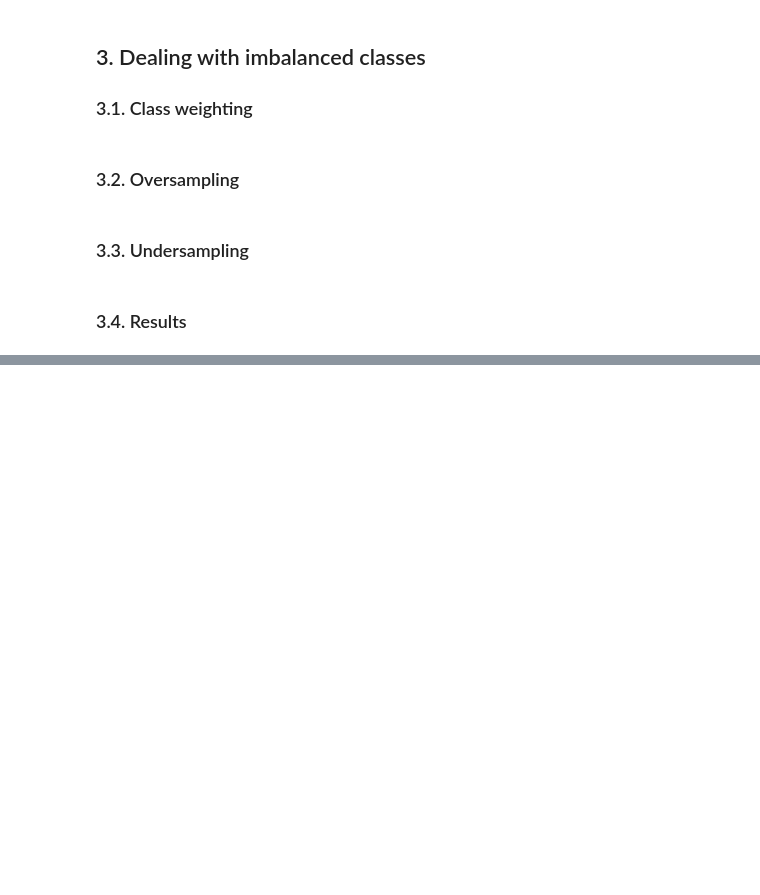
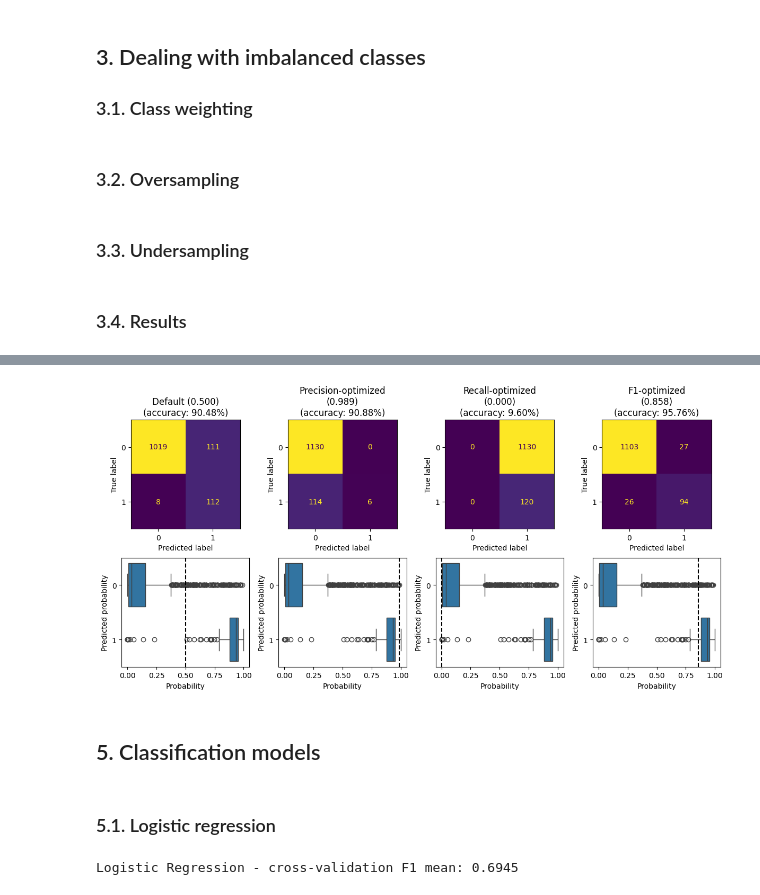
Before and after one commit to kebo0267/AI_ML_Classwork, a Jupyter notebook: class_demo/Lesson_20_demo.ipynb, the cells around one changed output, grey strips where cells are left out. Saved outputs shown, nothing was run; the diff lists cells and outputs as text; code cells hidden in the pictures; blank space fills up the shorter version.

```diff
--- a/class_demo/Lesson_20_demo.ipynb
+++ b/class_demo/Lesson_20_demo.ipynb
@@ -437,0 +566,42 @@ plt.show()
+# %%
+# Compare predictions with tuned thresholds
+fig, axes = plt.subplots(nrows=2, ncols=4, figsize=(12, 6))
+
+titles_tuned = [
+    f'Default ({default_threshold:.3f})',
+    f'Precision-optimized\n({precision_threshold:.3f})',
+    f'Recall-optimized\n({recall_threshold:.3f})',
+    f'F1-optimized\n({f1_threshold:.3f})'
+]
+
+# Loop through each tuned threshold
+for i in range(4):
+
+    # Top row: confusion matrices
+    acc = accuracy_score(test_df['target'], tuned_predictions[i])
+    axes[0, i].set_title(f'{titles_tuned[i]}\n(accuracy: {acc:.2%})')
+
+    ConfusionMatrixDisplay.from_predictions(
+        test_df['target'],
+        tuned_predictions[i],
+        ax=axes[0, i],
+        colorbar=False
+    )
+
+    # Bottom row: probability distributions
+    probabilities_tuned_df = pd.DataFrame({
+        'Probability': threshold_probabilities[:, 1],
+        'Label': test_df['target']
+    })
+
+    sns.boxplot(data=probabilities_tuned_df, x='Probability', y='Label', orient='h', ax=axes[1, i])
+    axes[1, i].axvline(tuned_thresholds[i], color='black', linestyle='--')
+    axes[1, i].set_ylabel('Predicted probability')
+    axes[1, i].set_title('')
+
+plt.tight_layout()
+plt.show()
+# %% [output]
+[figure, added]
+# %% [markdown]
+## 5. Classification models
@@ -437,0 +612,13 @@ plt.show()
+# %% [markdown]
+### 5.1. Logistic regression
+# %%
+# Train logistic regression model
+logistic_model = LogisticRegression(random_state=315, max_iter=1000, class_weight='balanced')
+
+# Evaluate performance with 7-fold cross-validation
+logistic_f1_scores = cross_val_score(logistic_model, train_df.drop(columns=['target']), train_df['target'], cv=7, scoring='f1')
+cv_scores_df['Logistic_Regression'] = logistic_f1_scores
+
+print(f'Logistic Regression - cross-validation F1 mean: {logistic_f1_scores.mean():.4f}')
+# %% [output]
+Logistic Regression - cross-validation F1 mean: 0.6945
```
Also changed, not shown: parts of 37 cells of this notebook.
